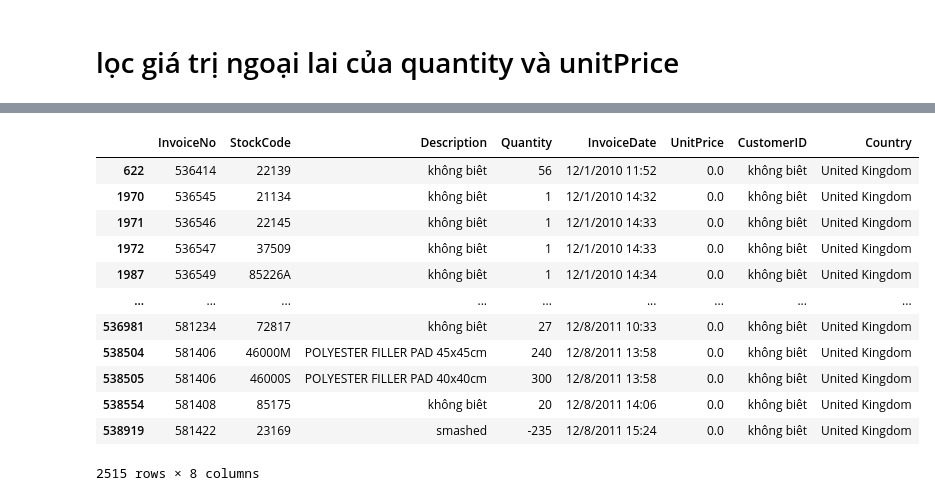
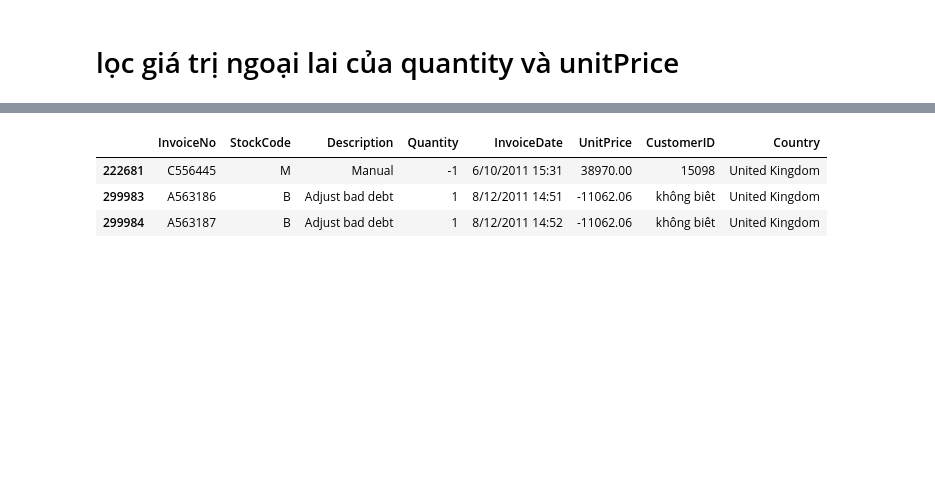
Before and after one commit to tranhuuan170302/Tran-Huu-An-data-analyst, a Jupyter notebook: phân_tích_bộ_dữ_liệu_online_retail.ipynb, the cells around one changed output, grey strips where cells are left out. Cells and saved outputs as stored; diff of their text form; code cells hidden in the pictures; blank space fills up the shorter version.

```diff
--- a/phân_tích_bộ_dữ_liệu_online_retail.ipynb
+++ b/phân_tích_bộ_dữ_liệu_online_retail.ipynb
@@ -103,16 +95,7 @@ df.iloc[df[df['Quantity'] < 0].index, :]
 # %%
-df.iloc[df[df['UnitPrice'] == 0].index, :]
+df.iloc[df[(df['UnitPrice'] > 20000) | (df['UnitPrice'] < 0)].index, :]
 # %% [output]
 |  | InvoiceNo | StockCode | Description | Quantity | InvoiceDate | UnitPrice | CustomerID | Country |
-| 622 | 536414 | 22139 | không biêt | 56 | 12/1/2010 11:52 | 0.0 | không biêt | United Kingdom |
-| 1970 | 536545 | 21134 | không biêt | 1 | 12/1/2010 14:32 | 0.0 | không biêt | United Kingdom |
-| 1971 | 536546 | 22145 | không biêt | 1 | 12/1/2010 14:33 | 0.0 | không biêt | United Kingdom |
-| 1972 | 536547 | 37509 | không biêt | 1 | 12/1/2010 14:33 | 0.0 | không biêt | United Kingdom |
-| 1987 | 536549 | 85226A | không biêt | 1 | 12/1/2010 14:34 | 0.0 | không biêt | United Kingdom |
-| ... | ... | ... | ... | ... | ... | ... | ... | ... |
-| 536981 | 581234 | 72817 | không biêt | 27 | 12/8/2011 10:33 | 0.0 | không biêt | United Kingdom |
-| 538504 | 581406 | 46000M | POLYESTER FILLER PAD 45x45cm | 240 | 12/8/2011 13:58 | 0.0 | không biêt | United Kingdom |
-| 538505 | 581406 | 46000S | POLYESTER FILLER PAD 40x40cm | 300 | 12/8/2011 13:58 | 0.0 | không biêt | United Kingdom |
-| 538554 | 581408 | 85175 | không biêt | 20 | 12/8/2011 14:06 | 0.0 | không biêt | United Kingdom |
-| 538919 | 581422 | 23169 | smashed | -235 | 12/8/2011 15:24 | 0.0 | không biêt | United Kingdom |
+| 222681 | C556445 | M | Manual | -1 | 6/10/2011 15:31 | 38970.00 | 15098 | United Kingdom |
+| 299983 | A563186 | B | Adjust bad debt | 1 | 8/12/2011 14:51 | -11062.06 | không biêt | United Kingdom |
+| 299984 | A563187 | B | Adjust bad debt | 1 | 8/12/2011 14:52 | -11062.06 | không biêt | United Kingdom |
-2515 rows × 8 columns
```
Also changed, not shown: parts of 1 cell of this notebook.
